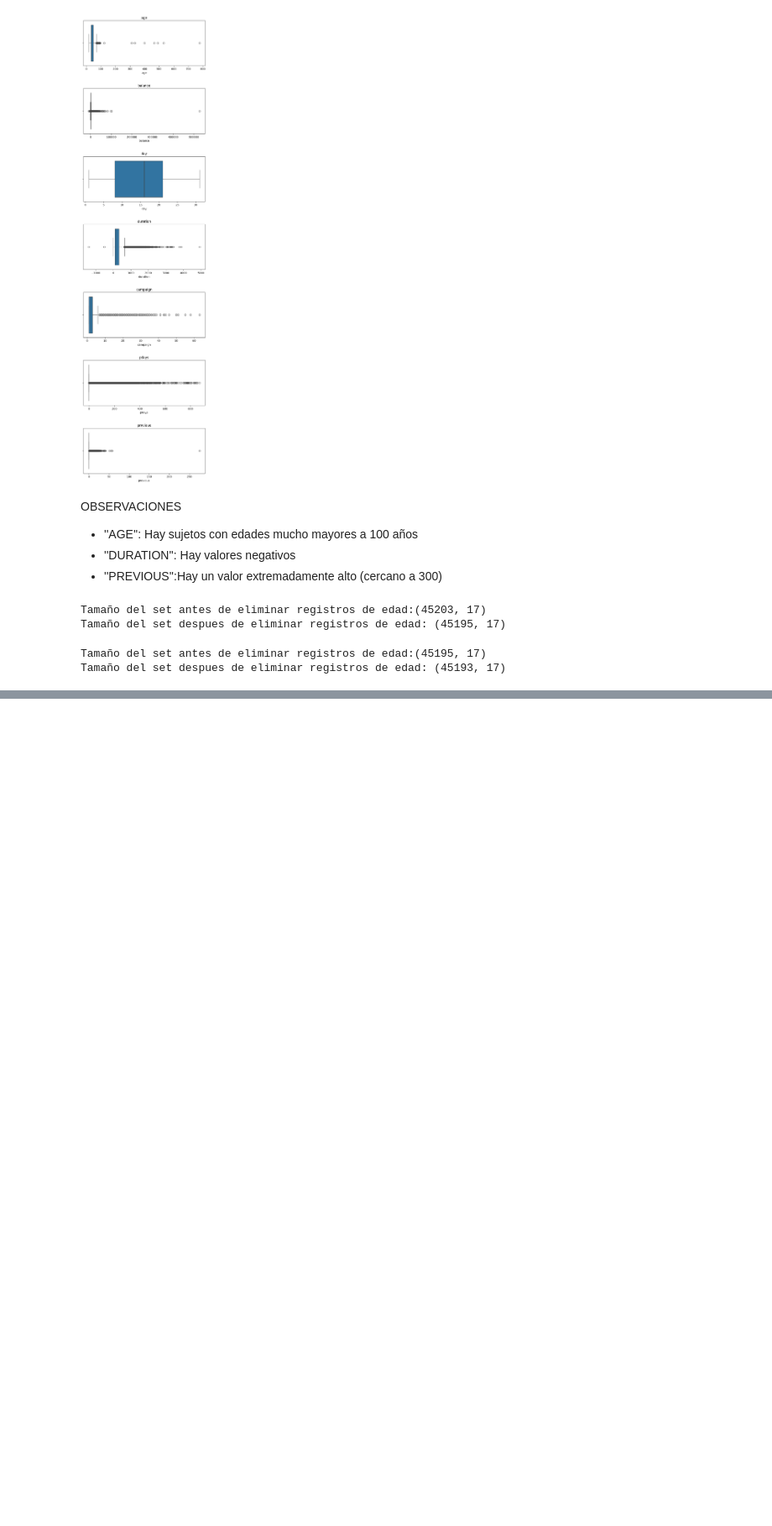
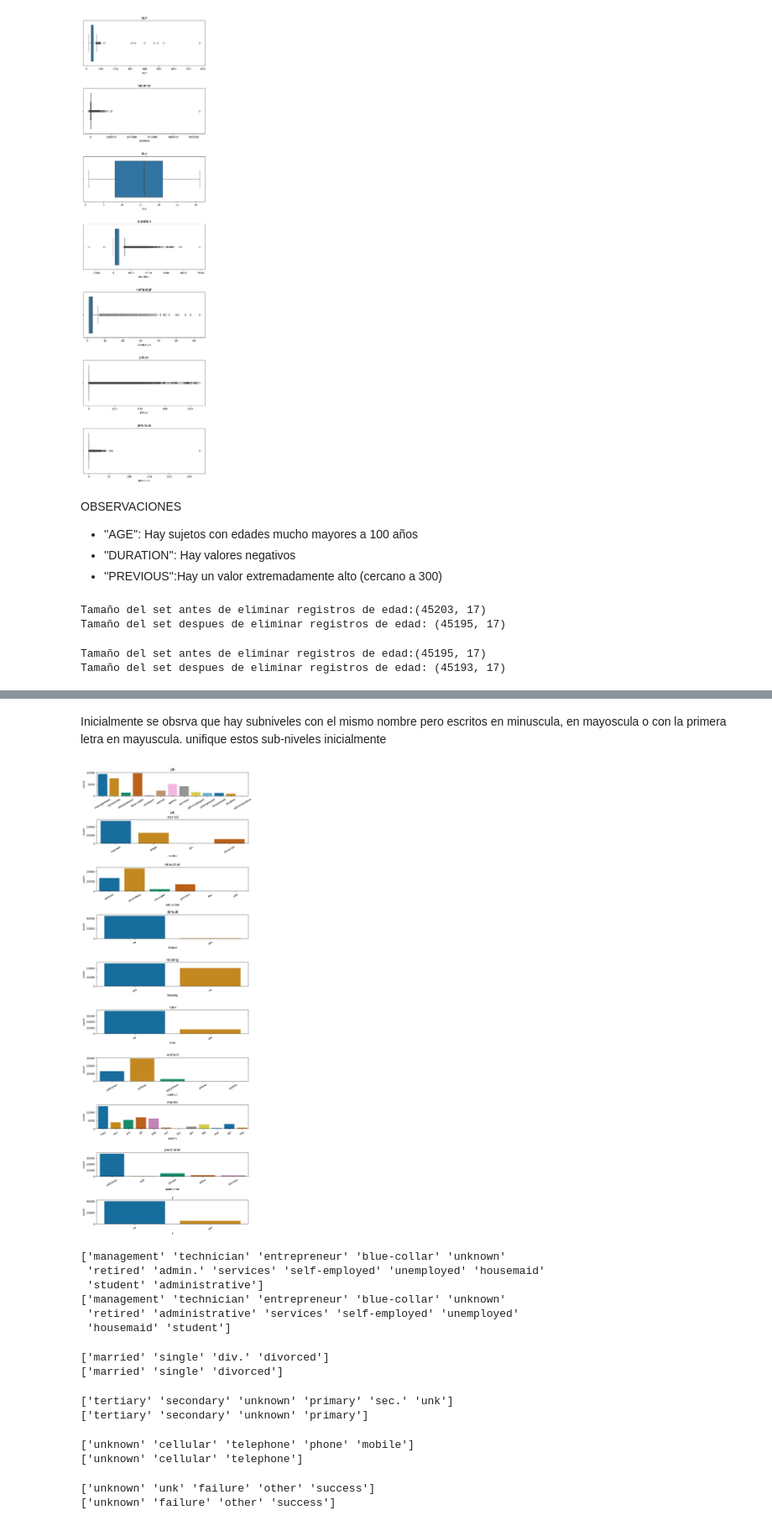
Before and after one commit to LorenaAmaya/Talento-Tech, a Jupyter notebook: Practica_DataCleaning.ipynb, the cells around one changed output, grey strips where cells are left out. Shown at 84% size. Saved outputs shown, nothing was run; the diff lists cells and outputs as text; code cells hidden in the pictures; blank space fills up the shorter version.

```diff
--- a/Practica_DataCleaning.ipynb
+++ b/Practica_DataCleaning.ipynb
@@ -300,0 +328,65 @@ Tamaño del set despues de eliminar registros de edad: (45193, 17)
+# %% [markdown]
+Inicialmente se obsrva que hay subniveles con el mismo nombre pero escritos en minuscula, en mayoscula o con la primera letra en mayuscula.
+unifique estos sub-niveles inicialmente
+# %%
+for column in data.columns:
+  #Representar en minusculas solo si la columna es categorica
+  if column in cols_cat:
+    data[column] = data[column].str.lower()
+
+# Y generamos las graficas nuevamente
+fig, ax = pit.subplots(nrows=10, ncols=1, figsize=(10,30))
+fig.subplots_adjust(hspace=1)
+
+for i, col in enumerate(cols_cat):
+  sns.countplot(x=col, hue=col, data=data, ax=ax[i], palette = 'colorblind', legend=False)
+  ax[i].set_title(col)
+  ax[i].tick_params(axis='x', labelrotation = 30)
+# %% [output]
+[figure, added]
+# %%
+#job: unificar admin y administrative
+print(data['job'].unique())
+data['job'] = data['job'].str.replace('admin.', 'administrative', regex=False)
+print(data['job'].unique())
+# %% [output]
+['management' 'technician' 'entrepreneur' 'blue-collar' 'unknown'
+ 'retired' 'admin.' 'services' 'self-employed' 'unemployed' 'housemaid'
+ 'student' 'administrative']
+['management' 'technician' 'entrepreneur' 'blue-collar' 'unknown'
+ 'retired' 'administrative' 'services' 'self-employed' 'unemployed'
+ 'housemaid' 'student']
+# %%
+#marital: unificar div. y divorced
+print(data['marital'].unique())
+data['marital'] = data['marital'].str.replace('div.', 'divorced', regex=False)
+print(data['marital'].unique())
+# %% [output]
+['married' 'single' 'div.' 'divorced']
+['married' 'single' 'divorced']
+# %%
+#education: unificar unk y unknown y sec y seconday
+print(data['education'].unique())
+data['education'] = data['education'].str.replace('sec.', 'secondary', regex=False)
+data.loc[data['education']=='unk','education']=  'unknown'
+print(data['education'].unique())
+# %% [output]
+['tertiary' 'secondary' 'unknown' 'primary' 'sec.' 'unk']
+['tertiary' 'secondary' 'unknown' 'primary']
+# %%
+#contact: unificar telephone y phone
+print(data['contact'].unique())
+data.loc[data['contact']=='phone', 'contact'] = 'telephone'
+data.loc[data['contact']=='mobile', 'contact'] = 'cellular'
+print(data['contact'].unique())
+# %% [output]
+['unknown' 'cellular' 'telephone' 'phone' 'mobile']
+['unknown' 'cellular' 'telephone']
+# %%
+# poutcome: unifique unk y unknown
+print(data['poutcome'].unique())
+data.loc[data['poutcome']=='unk', 'poutcome']= 'unknown'
+print(data['poutcome'].unique())
+# %% [output]
+['unknown' 'unk' 'failure' 'other' 'success']
+['unknown' 'failure' 'other' 'success']
```
Also changed, not shown: parts of 6 cells of this notebook.
